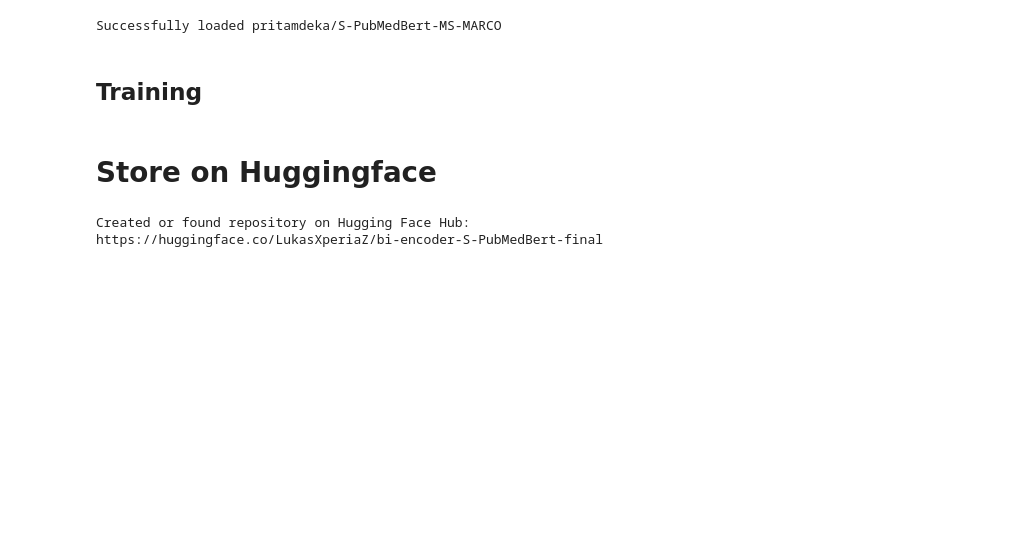
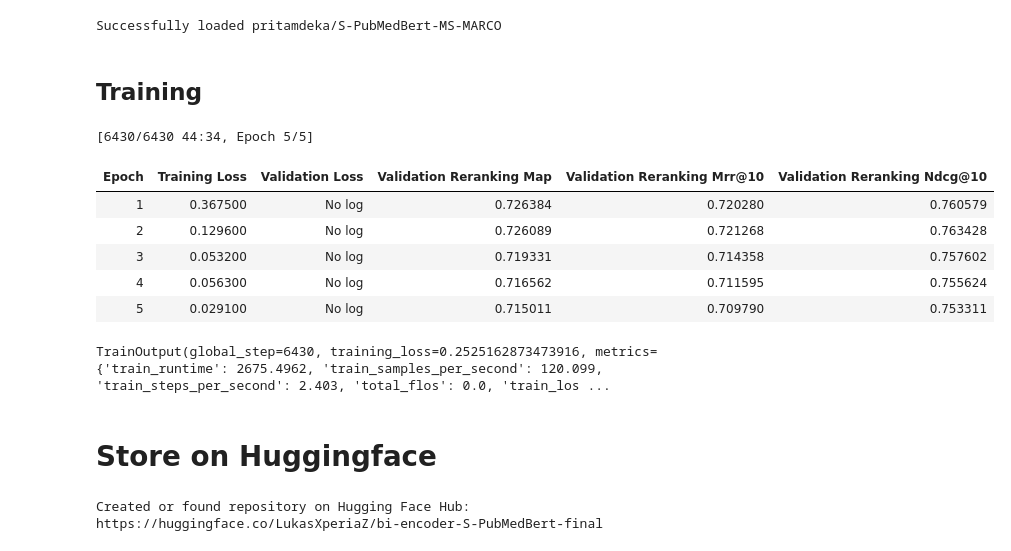
Before and after one commit to Maustrian3/CLEF2025-4b, a Jupyter notebook: task4/subtask_4b/neural_reranking/neural_reranking_final.ipynb, the cells around one changed output. Cells and saved outputs as stored; diff of their text form; code cells hidden in the pictures; blank space fills up the shorter version.

```diff
--- a/task4/subtask_4b/neural_reranking/neural_reranking_final.ipynb
+++ b/task4/subtask_4b/neural_reranking/neural_reranking_final.ipynb
@@ -94,7 +94,7 @@ from datasets import Dataset
 
 train_data_list_of_dicts = []
 
-up_to_top = 1  # How many (excluding the correct one) of the top x should be taken, i.e. 10 means that (excluding the correct one) the top 10 documents will be taken.
+up_to_top = 5  # How many (excluding the correct one) of the top x should be taken, i.e. 10 means that (excluding the correct one) the top 10 documents will be taken.
 
 # For hyperparameter tuning, we reduced the number of tweets to have faster learning:
 perc_n_tweets = 1
@@ -236,7 +236,7 @@ Training
 ---
 # %%
 BATCH_SIZE = 50
-num_epochs = 2
+num_epochs = 5
 #every_steps = int((len(train_dataset) / BATCH_SIZE) / 3)
 #print(f"Evaluating every {every_steps} steps (1 Batch has {int((len(train_dataset) / BATCH_SIZE))} steps)")
 
@@ -248,38 +248,47 @@ args = SentenceTransformerTrainingArguments(
     num_train_epochs=num_epochs,
     per_device_train_batch_size=BATCH_SIZE,
     per_device_eval_batch_size=BATCH_SIZE,
-    learning_rate=5e-6,
+    learning_rate=1e-5,
     warmup_ratio=0.1,
     weight_decay=0.01,
     fp16=False,  # Set to False if you get an error that your GPU can't run on FP16
     bf16=True,  # Set to True if you have a GPU that supports BF16
     batch_sampler=BatchSamplers.NO_DUPLICATES,  # MultipleNegativesRankingLoss benefits from no duplicate samples in a batch
     # Optional tracking/debugging parameters:
     eval_strategy="epoch",
     eval_steps=None,
     save_strategy="epoch",
     save_steps=None,
     save_total_limit=5,
     logging_steps=10,
     run_name="bi-encoder-S-PubMedBert-final",  # Will be used in W&B if `wandb` is installed
 )
 
 # (Optional) Create an evaluator & evaluate the base model
 # !!! WARNING !!! This evaluator EXCLUDES cases where the true paper IS NOT in the top k !!
 dev_evaluator = RerankingEvaluator(eval_examples, batch_size=BATCH_SIZE, name='validation_reranking')
 dev_evaluator(model)
 
 # Create a trainer & train
 trainer = SentenceTransformerTrainer(
     model=model,
     args=args,
     train_dataset=train_dataset,
     eval_dataset=None,
     loss=loss,
     evaluator=dev_evaluator,
 )
 
 trainer.train()
+# %% [output]
+[6430/6430 44:34, Epoch 5/5]
+| Epoch | Training Loss | Validation Loss | Validation Reranking Map | Validation Reranking Mrr@10 | Validation Reranking Ndcg@10 |
+| 1 | 0.367500 | No log | 0.726384 | 0.720280 | 0.760579 |
+| 2 | 0.129600 | No log | 0.726089 | 0.721268 | 0.763428 |
+| 3 | 0.053200 | No log | 0.719331 | 0.714358 | 0.757602 |
+| 4 | 0.056300 | No log | 0.716562 | 0.711595 | 0.755624 |
+| 5 | 0.029100 | No log | 0.715011 | 0.709790 | 0.753311 |
+TrainOutput(global_step=6430, training_loss=0.2525162873473916, metrics={'train_runtime': 2675.4962, 'train_samples_per_second': 120.099, 'train_steps_per_second': 2.403, 'total_flos': 0.0, 'train_los ...
 # %% [markdown]
 Store on Huggingface
 ===
```
Also changed, not shown: parts of 4 cells of this notebook.
